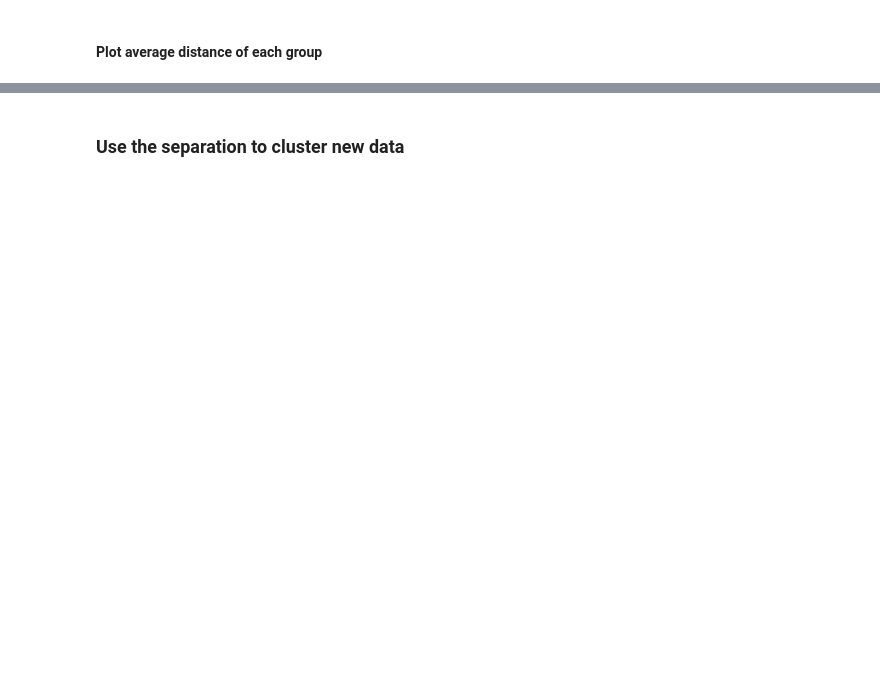
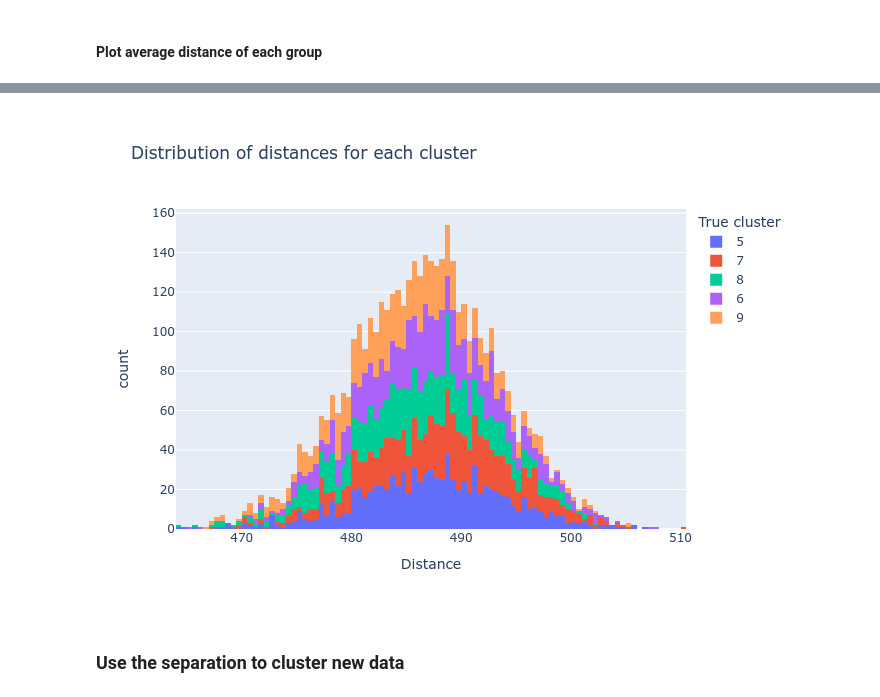
Before and after one commit to bghorvath/fastClusteringDiarizer, a Jupyter notebook: cluster_expansion.ipynb, the cells around one changed output, grey strips where cells are left out. Drawn from its saved outputs; the diff is of its cells as text; code cells hidden in the pictures; blank space fills up the shorter version.

```diff
--- a/cluster_expansion.ipynb
+++ b/cluster_expansion.ipynb
@@ -127,3 +129,17 @@ fig.show()
+# %%
+fig = px.histogram(
+    x=dists[assignments!=smaller_avg_dist],
+    color=real_clusters[cutoff:][assignments!=smaller_avg_dist],
+    color_discrete_sequence=px.colors.qualitative.Plotly,
+    barmode='stack',
+    labels={'x':'Distance', 'color':'True cluster', 'value':'Count'},
+    nbins=100,
+    title='Distribution of distances for each cluster'
+    )
+write_image(fig, 'images/separated_group1.png')
+Image(filename='images/separated_group1.png')
+# %% [output]
+[figure, added]
 # %% [markdown]
 ### Use the separation to cluster new data
 # %%
```
Also changed, not shown: parts of 10 cells of this notebook, 1 other file.
